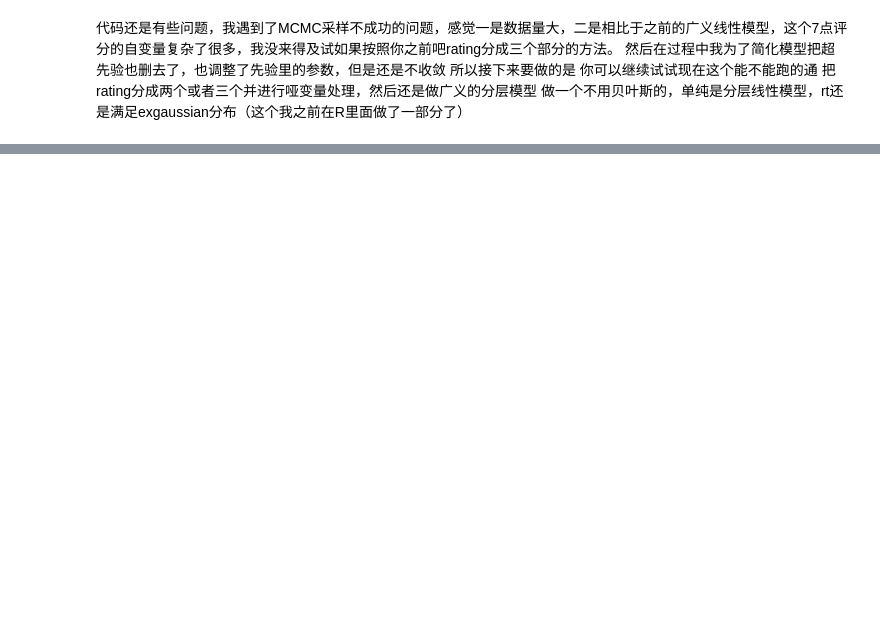
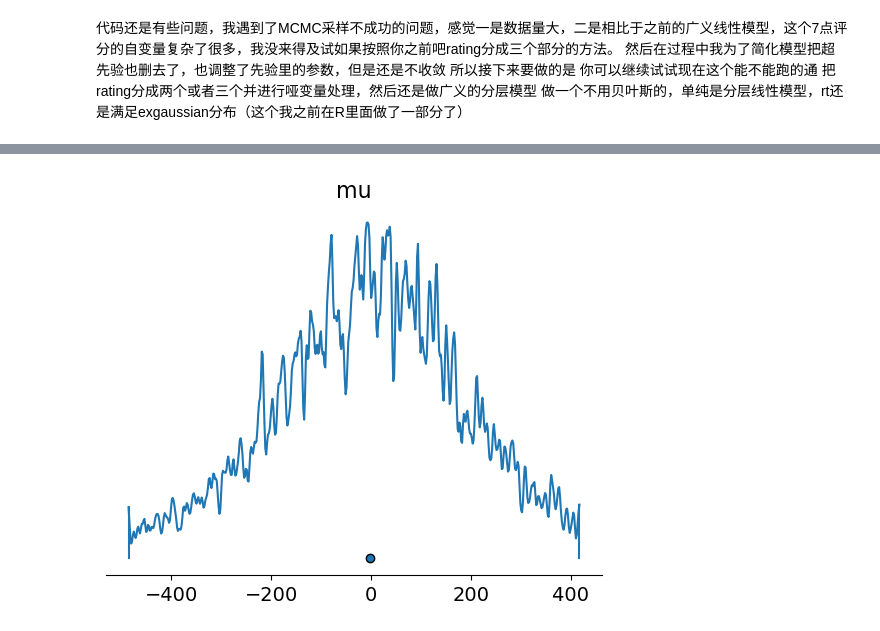
Before and after one commit to Chuan-Peng-Lab/RTinFace, a Jupyter notebook: Colab_RTmodel.ipynb, the cells around one changed output, grey strips where cells are left out. Saved outputs shown, nothing was run; the diff lists cells and outputs as text; code cells hidden in the pictures; blank space fills up the shorter version.

Commit message:
test with another model

```diff
--- a/Colab_RTmodel.ipynb
+++ b/Colab_RTmodel.ipynb
@@ -39,6 +70,6 @@ data.head(10)
 # %%
 with pm.Model() as model_ExGaussian3:
-    m_alpha = pm.Normal("m_alpha", mu=1770, sigma=100)
+    m_alpha = pm.Normal("m_alpha", mu=0, sigma=100)
     m_beta = pm.Normal("m_beta", mu=0, sigma=50)
     sig_alpha = pm.HalfNormal("sig_alpha", 100)
     sig_beta = pm.HalfNormal("sig_beta", 100)
@@ -66,6 +97,6 @@ for a, b in zip(prior_checks["alpha"], prior_checks["beta"]):
 # %%
 with pm.Model() as model_ExGaussian3:
-    m_alpha = pm.Normal("m_alpha", mu=1770, sigma=100)
+    m_alpha = pm.Normal("m_alpha", mu=0, sigma=100)
     m_beta = pm.Normal("m_beta", mu=0, sigma=50)
     sig_alpha = pm.HalfNormal("sig_alpha", 50)
     sig_beta = pm.HalfNormal("sig_beta", 50)
@@ -77,10 +108,10 @@ with pm.Model() as model_ExGaussian3:
     sigma = pm.HalfNormal('sigma', 100)
 
     # x
-    x = pm.Data("x", data.rt)
+    x = pm.Data("x", data.ratingcen)
     mu = pm.Deterministic("mu",  alpha+ beta*x)
 
-    y_obs = pm.ExGaussian("y_obs", mu=mu,sigma=sigma,nu=nu, observed=data.rating)
+    y_obs = pm.ExGaussian("y_obs", mu=mu,sigma=sigma,nu=nu, observed=data.rt)
 # %%
 with model_ExGaussian3:
     trace = pm.sample(draws=1000,tune=800,target_accept=0.9,
@@ -101,0 +185,11 @@ az.plot_ppc(trace)
+# %%
+# 检查先验
+with model_ExGaussian3:
+    prior_checks = pm.sample_prior_predictive(samples=1000)
+# %%
+az.plot_density(
+    {'mu':prior_checks['mu']}
+    )
+plt.show()
+# %% [output]
+[figure, added]
```
Also changed, not shown: parts of 24 cells of this notebook.
